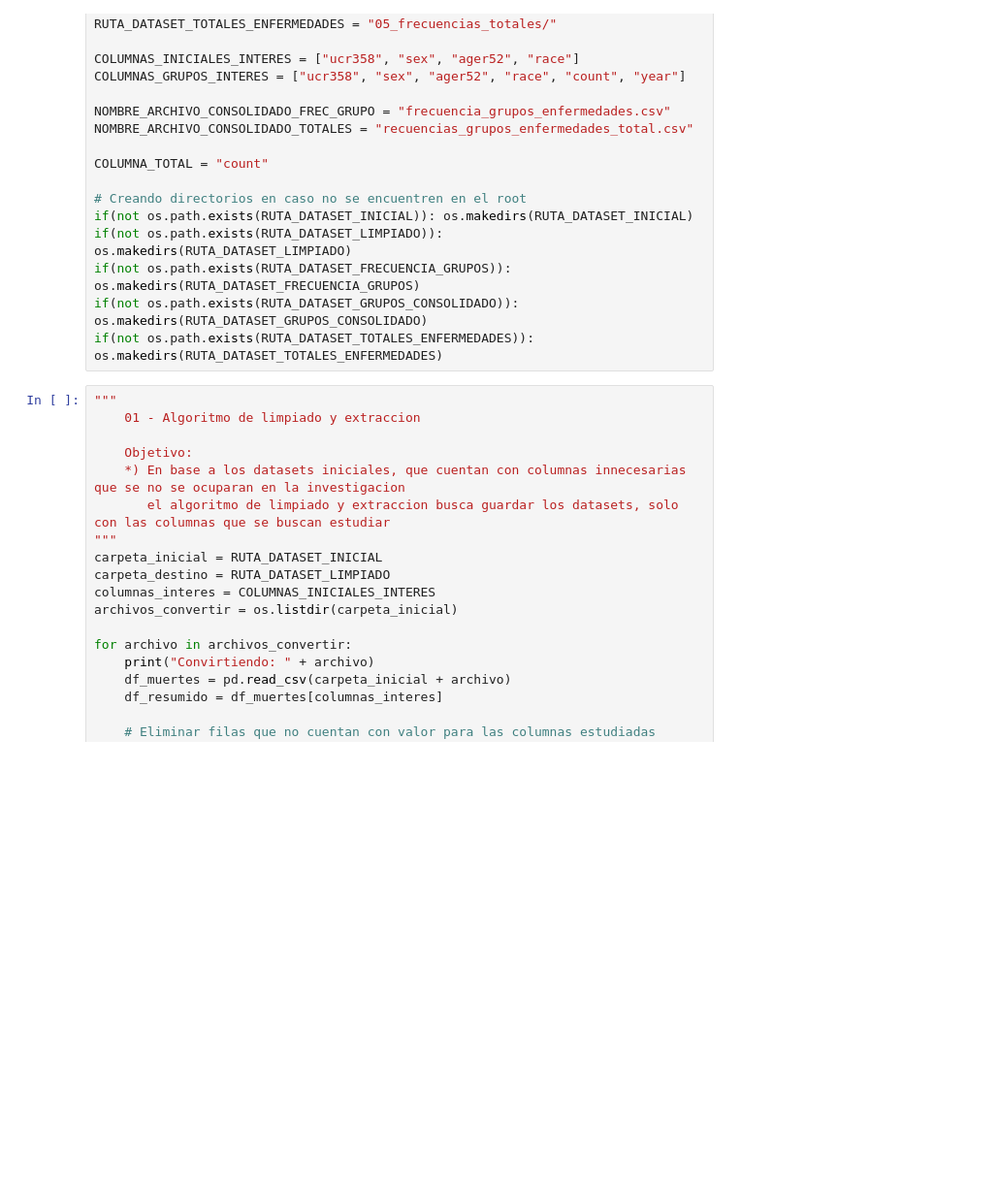
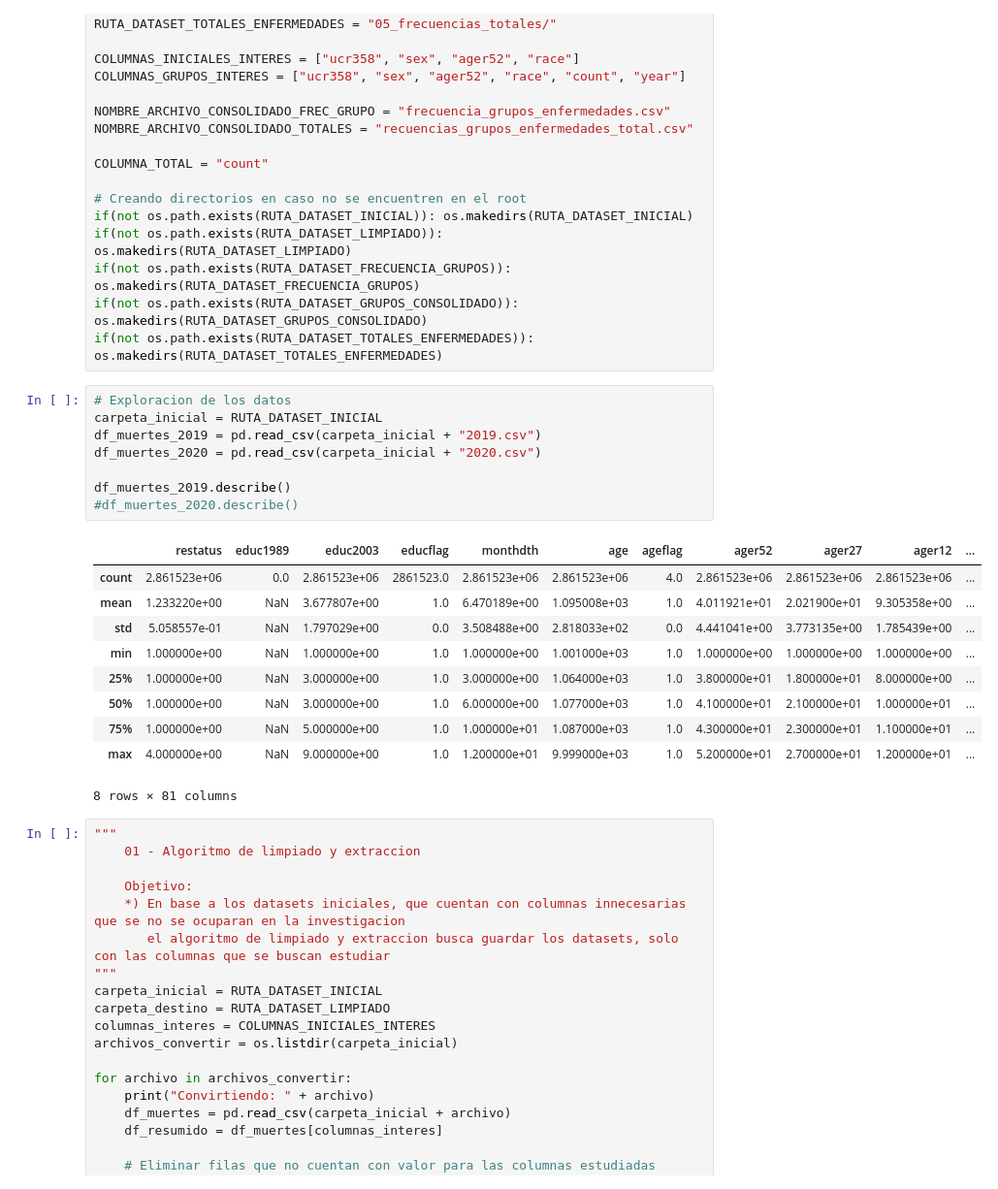
Before and after one commit to blackbrs/diplomado, a Jupyter notebook: Proyecto/Proyecto.ipynb, the cells around one changed output. Shown at 97% size. Drawn from its saved outputs; the diff is of its cells as text; blank space fills up the shorter version.

```diff
--- a/Proyecto/Proyecto.ipynb
+++ b/Proyecto/Proyecto.ipynb
@@ -33,6 +33,25 @@ if(not os.path.exists(RUTA_DATASET_LIMPIADO)): os.makedirs(RUTA_DATASET_LIMPIADO
 if(not os.path.exists(RUTA_DATASET_FRECUENCIA_GRUPOS)): os.makedirs(RUTA_DATASET_FRECUENCIA_GRUPOS)
 if(not os.path.exists(RUTA_DATASET_GRUPOS_CONSOLIDADO)): os.makedirs(RUTA_DATASET_GRUPOS_CONSOLIDADO)
 if(not os.path.exists(RUTA_DATASET_TOTALES_ENFERMEDADES)): os.makedirs(RUTA_DATASET_TOTALES_ENFERMEDADES)
+# %%
+# Exploracion de los datos
+carpeta_inicial = RUTA_DATASET_INICIAL
+df_muertes_2019 = pd.read_csv(carpeta_inicial + "2019.csv")
+df_muertes_2020 = pd.read_csv(carpeta_inicial + "2020.csv")
+
+df_muertes_2019.describe()
+#df_muertes_2020.describe()
+# %% [output]
+|  | restatus | educ1989 | educ2003 | educflag | monthdth | age | ageflag | ager52 | ager27 | ager12 | ... |
+| count | 2.861523e+06 | 0.0 | 2.861523e+06 | 2861523.0 | 2.861523e+06 | 2.861523e+06 | 4.0 | 2.861523e+06 | 2.861523e+06 | 2.861523e+06 | ... |
+| mean | 1.233220e+00 | NaN | 3.677807e+00 | 1.0 | 6.470189e+00 | 1.095008e+03 | 1.0 | 4.011921e+01 | 2.021900e+01 | 9.305358e+00 | ... |
+| std | 5.058557e-01 | NaN | 1.797029e+00 | 0.0 | 3.508488e+00 | 2.818033e+02 | 0.0 | 4.441041e+00 | 3.773135e+00 | 1.785439e+00 | ... |
+| min | 1.000000e+00 | NaN | 1.000000e+00 | 1.0 | 1.000000e+00 | 1.001000e+03 | 1.0 | 1.000000e+00 | 1.000000e+00 | 1.000000e+00 | ... |
+| 25% | 1.000000e+00 | NaN | 3.000000e+00 | 1.0 | 3.000000e+00 | 1.064000e+03 | 1.0 | 3.800000e+01 | 1.800000e+01 | 8.000000e+00 | ... |
+| 50% | 1.000000e+00 | NaN | 3.000000e+00 | 1.0 | 6.000000e+00 | 1.077000e+03 | 1.0 | 4.100000e+01 | 2.100000e+01 | 1.000000e+01 | ... |
+| 75% | 1.000000e+00 | NaN | 5.000000e+00 | 1.0 | 1.000000e+01 | 1.087000e+03 | 1.0 | 4.300000e+01 | 2.300000e+01 | 1.100000e+01 | ... |
+| max | 4.000000e+00 | NaN | 9.000000e+00 | 1.0 | 1.200000e+01 | 9.999000e+03 | 1.0 | 5.200000e+01 | 2.700000e+01 | 1.200000e+01 | ... |
+8 rows × 81 columns
 # %%
 """
     01 - Algoritmo de limpiado y extraccion
```
Also changed, not shown: parts of 9 cells of this notebook.
